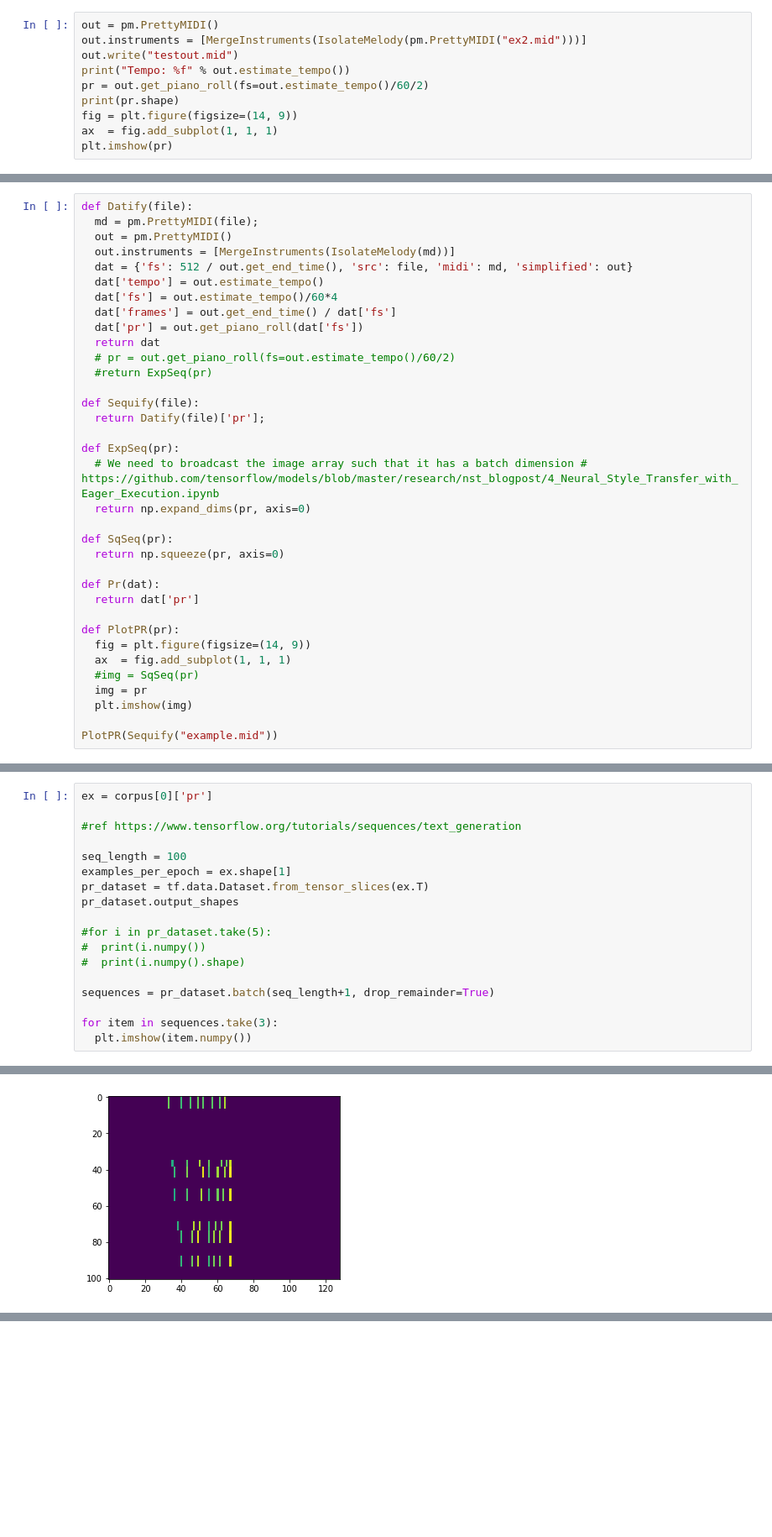
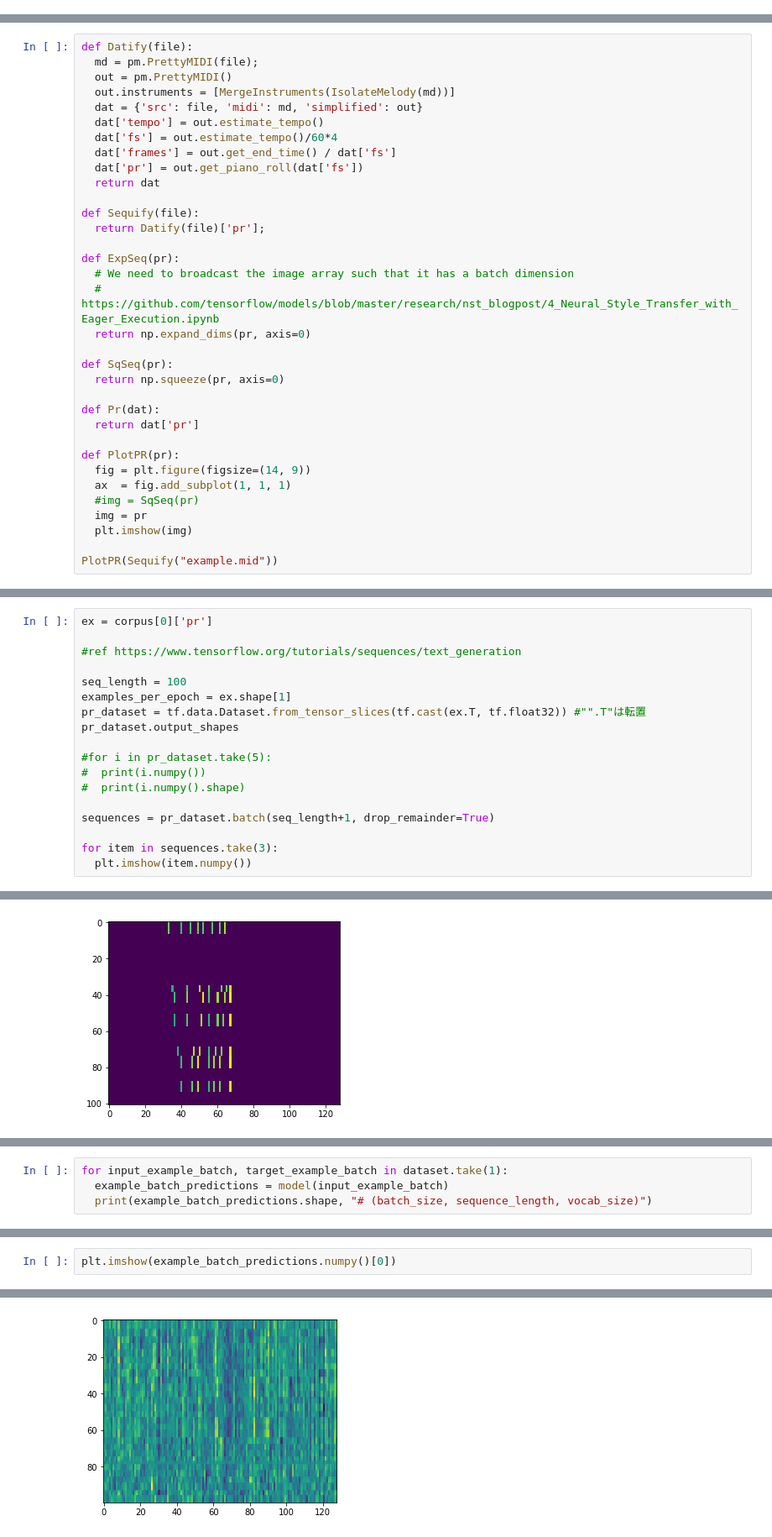
Before and after one commit to mei-t/ml_music, a Jupyter notebook: music-playground.ipynb, the cells around one changed output, grey strips where cells are left out. Shown at 84% size. Cells and saved outputs as stored; diff of their text form; blank space fills up the shorter version.

Commit message:
build and train GRU-based model

```diff
--- a/music-playground.ipynb
+++ b/music-playground.ipynb
@@ -62,13 +62,3 @@ Tempo: 155.833489
 (128, 72)
 <matplotlib.image.AxesImage at 0x...>
 [figure]
-# %%
-out = pm.PrettyMIDI()
-out.instruments = [MergeInstruments(IsolateMelody(pm.PrettyMIDI("ex2.mid")))]
-out.write("testout.mid")
-print("Tempo: %f" % out.estimate_tempo())
-pr = out.get_piano_roll(fs=out.estimate_tempo()/60/2)
-print(pr.shape)
-fig = plt.figure(figsize=(14, 9))
-ax  = fig.add_subplot(1, 1, 1)
-plt.imshow(pr)
@@ -82,20 +67,19 @@ def Datify(file):
   md = pm.PrettyMIDI(file);
   out = pm.PrettyMIDI()
   out.instruments = [MergeInstruments(IsolateMelody(md))]
-  dat = {'fs': 512 / out.get_end_time(), 'src': file, 'midi': md, 'simplified': out}
+  dat = {'src': file, 'midi': md, 'simplified': out}
   dat['tempo'] = out.estimate_tempo()
   dat['fs'] = out.estimate_tempo()/60*4
   dat['frames'] = out.get_end_time() / dat['fs']
   dat['pr'] = out.get_piano_roll(dat['fs'])
   return dat
-  # pr = out.get_piano_roll(fs=out.estimate_tempo()/60/2)
-  #return ExpSeq(pr)
 
 def Sequify(file):
   return Datify(file)['pr'];
 
 def ExpSeq(pr):
-  # We need to broadcast the image array such that it has a batch dimension # https://github.com/tensorflow/models/blob/master/research/nst_blogpost/4_Neural_Style_Transfer_with_Eager_Execution.ipynb
+  # We need to broadcast the image array such that it has a batch dimension
+  # https://github.com/tensorflow/models/blob/master/research/nst_blogpost/4_Neural_Style_Transfer_with_Eager_Execution.ipynb
   return np.expand_dims(pr, axis=0)
 
 def SqSeq(pr):
@@ -201,7 +185,7 @@ ex = corpus[0]['pr']
 
 seq_length = 100
 examples_per_epoch = ex.shape[1]
-pr_dataset = tf.data.Dataset.from_tensor_slices(ex.T)
+pr_dataset = tf.data.Dataset.from_tensor_slices(tf.cast(ex.T, tf.float32)) #"".T"は転置
 pr_dataset.output_shapes
 
 #for i in pr_dataset.take(5):
@@ -269,0 +279,4 @@ def build_model(embedding_dim, rnn_units, batch_size):
+# %%
+for input_example_batch, target_example_batch in dataset.take(1):
+  example_batch_predictions = model(input_example_batch)
+  print(example_batch_predictions.shape, "# (batch_size, sequence_length, vocab_size)")
@@ -269,0 +285,3 @@ def build_model(embedding_dim, rnn_units, batch_size):
+# %%
+plt.imshow(example_batch_predictions.numpy()[0])
+# %% [output]
@@ -269,0 +289 @@ def build_model(embedding_dim, rnn_units, batch_size):
+[figure, added]
```
Also changed, not shown: parts of 14 cells of this notebook.
